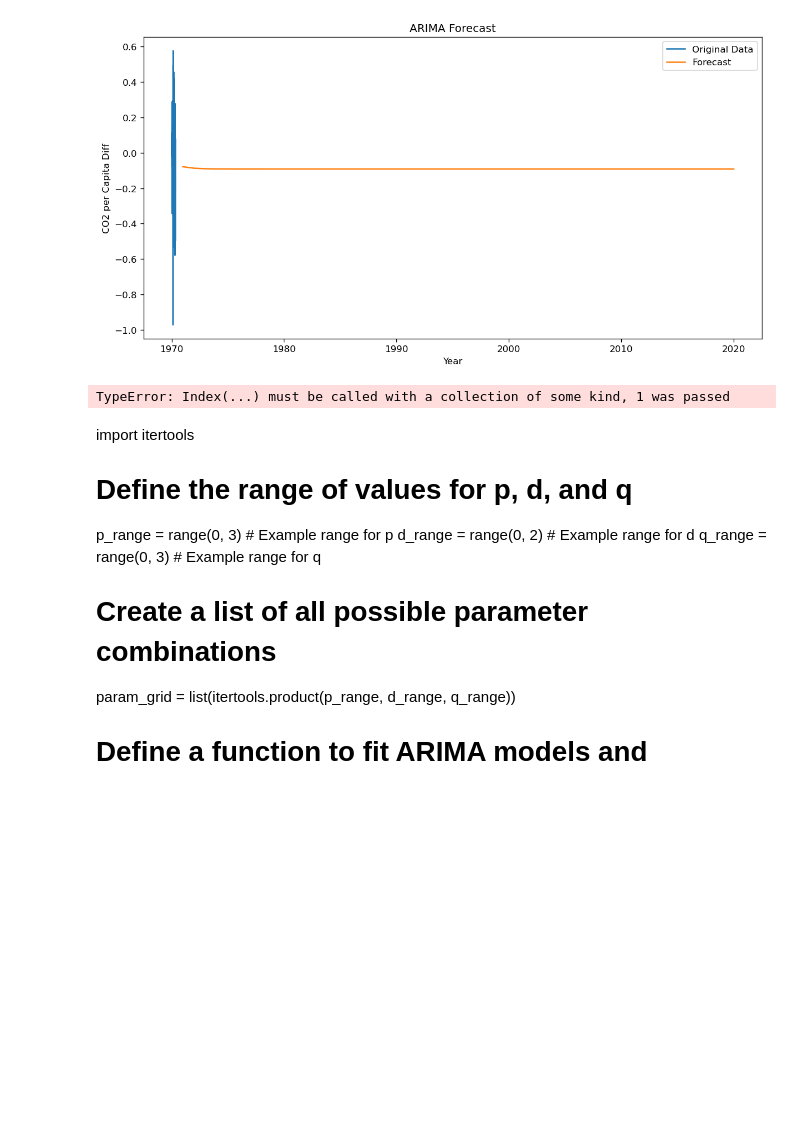
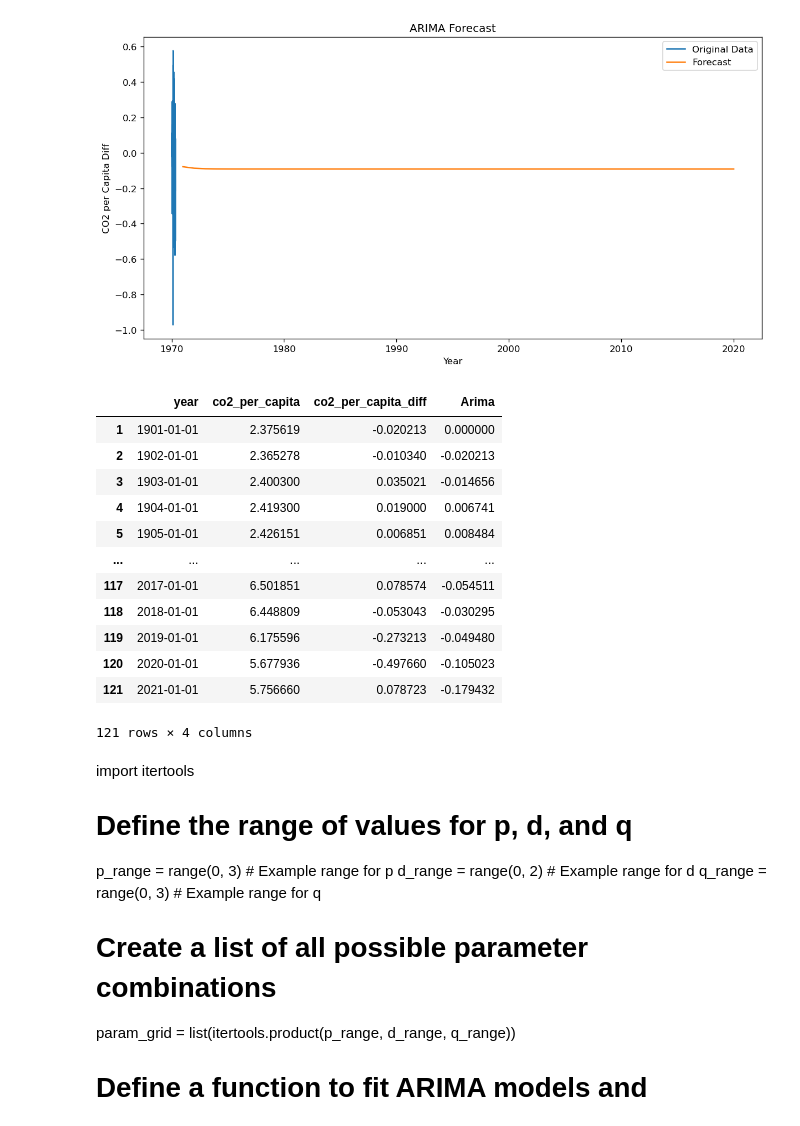
Before and after one commit to L-dos-Santos/final-project, a Jupyter notebook: Final Project.ipynb, the cells around one changed output. Drawn from its saved outputs; the diff is of its cells as text; code cells hidden in the pictures; blank space fills up the shorter version.

```diff
--- a/Final Project.ipynb
+++ b/Final Project.ipynb
@@ -441,12 +439,23 @@ plt.show()
 # %% [output]
 [figure]
 # %%
-# Assuming model is your ARIMA model and it's already fitted
-forecast = model.predict(dynamic=True)
-# Create a DataFrame to hold both 'co2_per_capita_diff' and 'forecast' columns
-forecast_df = pd.DataFrame({'co2_per_capita_diff': df, 'forecast': forecast}, index=1)
+pred = model.fittedvalues
+data['Arima'] = pred
+data
 # %% [output]
+|  | year | co2_per_capita | co2_per_capita_diff | Arima |
+| 1 | 1901-01-01 | 2.375619 | -0.020213 | 0.000000 |
+| 2 | 1902-01-01 | 2.365278 | -0.010340 | -0.020213 |
+| 3 | 1903-01-01 | 2.400300 | 0.035021 | -0.014656 |
+| 4 | 1904-01-01 | 2.419300 | 0.019000 | 0.006741 |
+| 5 | 1905-01-01 | 2.426151 | 0.006851 | 0.008484 |
+| ... | ... | ... | ... | ... |
+| 117 | 2017-01-01 | 6.501851 | 0.078574 | -0.054511 |
+| 118 | 2018-01-01 | 6.448809 | -0.053043 | -0.030295 |
+| 119 | 2019-01-01 | 6.175596 | -0.273213 | -0.049480 |
+| 120 | 2020-01-01 | 5.677936 | -0.497660 | -0.105023 |
+| 121 | 2021-01-01 | 5.756660 | 0.078723 | -0.179432 |
-TypeError: Index(...) must be called with a collection of some kind, 1 was passed
+121 rows × 4 columns
 # %% [markdown]
 import itertools
 
```
Also changed, not shown: parts of 7 cells of this notebook.
